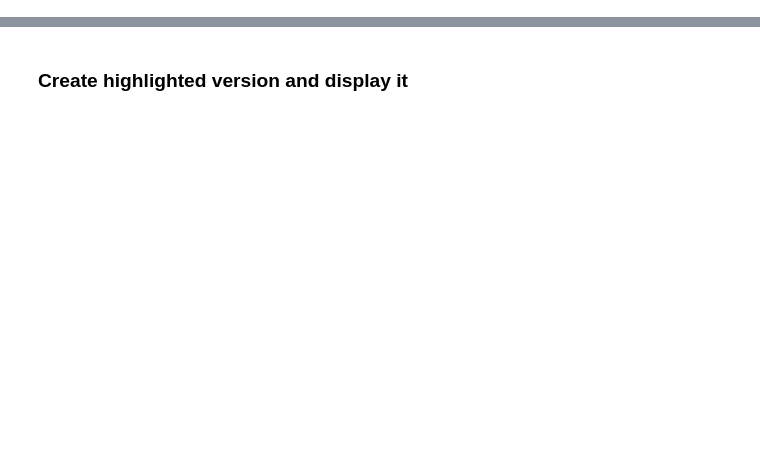
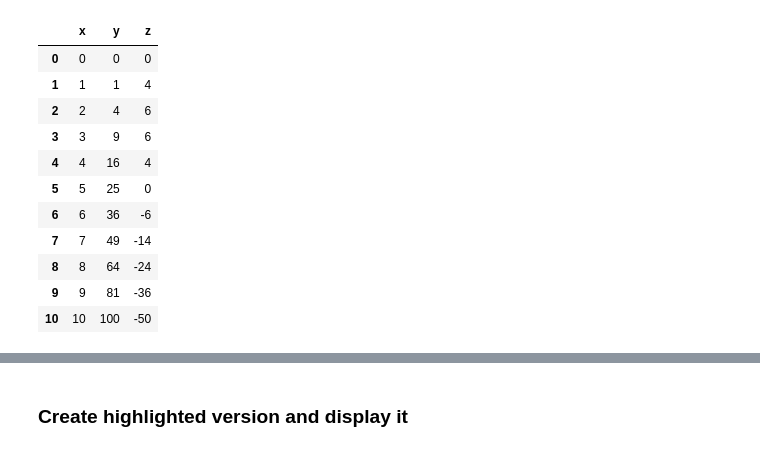
Before and after one commit to alanmaydwell/jupyter_scribblings, a Jupyter notebook: Table Highlighting.ipynb, the cells around one changed output, grey strips where cells are left out. Cells and saved outputs as stored; diff of their text form; code cells hidden in the pictures; blank space fills up the shorter version.

```diff
--- a/Table Highlighting.ipynb
+++ b/Table Highlighting.ipynb
@@ -23,0 +25,20 @@ display(df)
+# %%
+#Another dataframe - this one has generated values
+data = {"x": range(0,11)}
+df2 = pd.DataFrame(data)
+df2["y"] = df2["x"]**2
+df2["z"] = 5*df2["x"] - df2["y"]
+display(df2)
+# %% [output]
+|  | x | y | z |
+| 0 | 0 | 0 | 0 |
+| 1 | 1 | 1 | 4 |
+| 2 | 2 | 4 | 6 |
+| 3 | 3 | 9 | 6 |
+| 4 | 4 | 16 | 4 |
+| 5 | 5 | 25 | 0 |
+| 6 | 6 | 36 | -6 |
+| 7 | 7 | 49 | -14 |
+| 8 | 8 | 64 | -24 |
+| 9 | 9 | 81 | -36 |
+| 10 | 10 | 100 | -50 |
```
Also changed, not shown: parts of 22 cells of this notebook.
